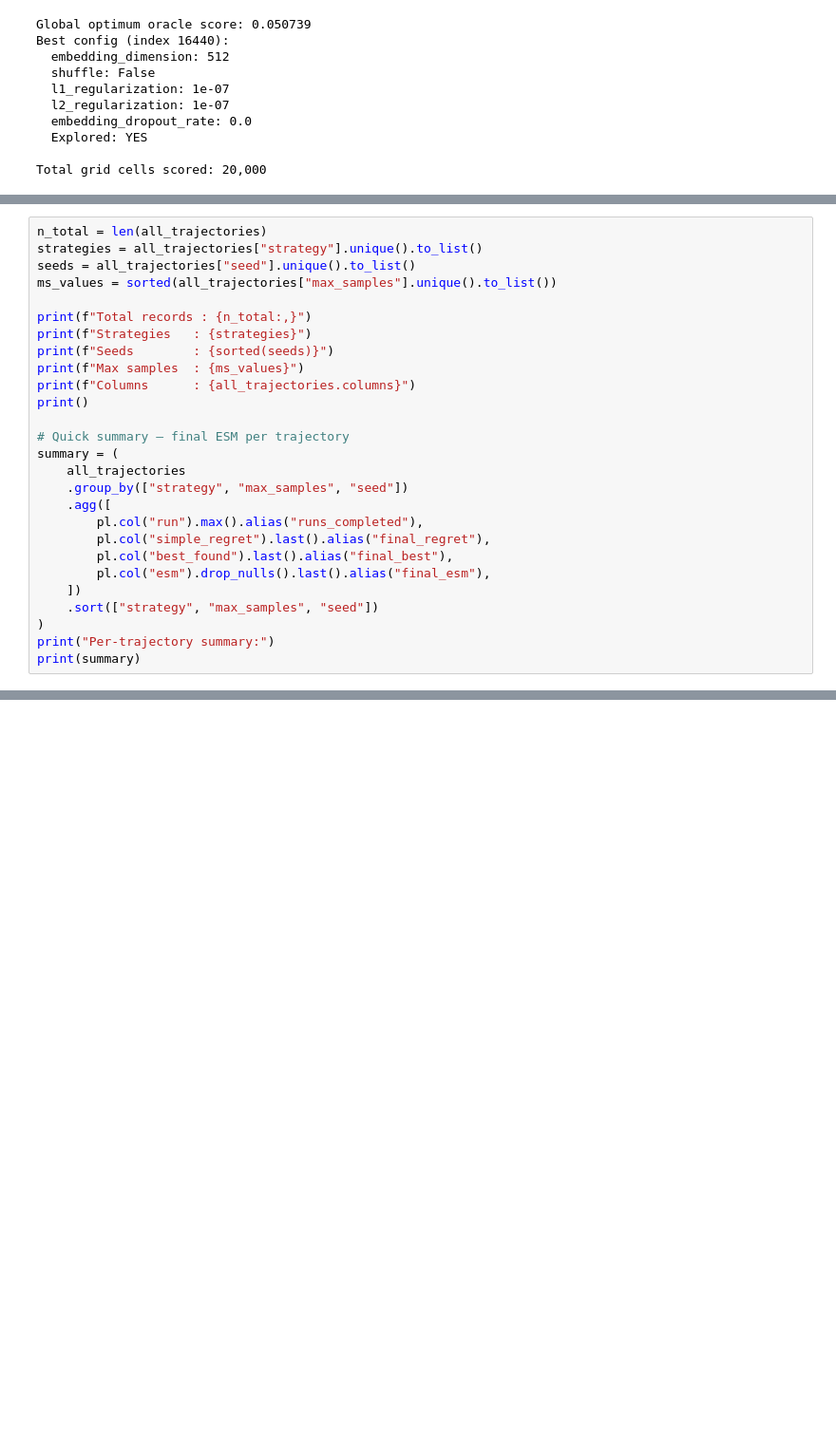
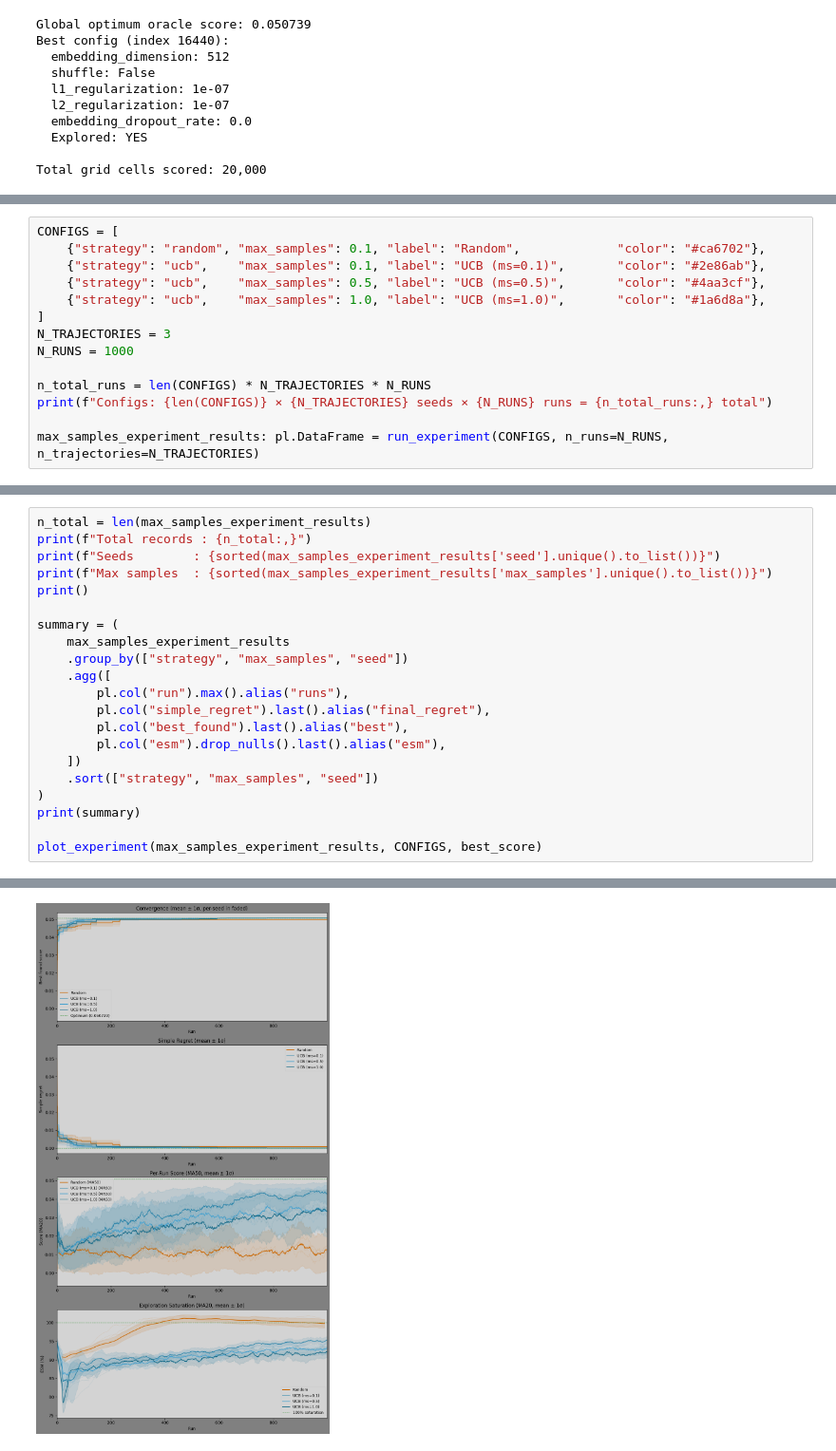
Before and after one commit to chaald/peppermint-matrix, a Jupyter notebook: notebooks/parameter_analysis/convergence_simulation.ipynb, the cells around one changed output, grey strips where cells are left out. Shown at 95% size. Drawn from its saved outputs; the diff is of its cells as text; blank space fills up the shorter version.

Commit message:
refactor(simulation): modular experiment functions, label param for prints/filenames, add virtual_lambda to history

```diff
--- a/notebooks/parameter_analysis/convergence_simulation.ipynb
+++ b/notebooks/parameter_analysis/convergence_simulation.ipynb
@@ -292,0 +397,14 @@ Load all trajectory histories from disk and aggregate into a single DataFrame fo
+# %%
+CONFIGS = [
+    {"strategy": "random", "max_samples": 0.1, "label": "Random",             "color": "#ca6702"},
+    {"strategy": "ucb",    "max_samples": 0.1, "label": "UCB (ms=0.1)",       "color": "#2e86ab"},
+    {"strategy": "ucb",    "max_samples": 0.5, "label": "UCB (ms=0.5)",       "color": "#4aa3cf"},
+    {"strategy": "ucb",    "max_samples": 1.0, "label": "UCB (ms=1.0)",       "color": "#1a6d8a"},
+]
+N_TRAJECTORIES = 3
+N_RUNS = 1000
+
+n_total_runs = len(CONFIGS) * N_TRAJECTORIES * N_RUNS
+print(f"Configs: {len(CONFIGS)} × {N_TRAJECTORIES} seeds × {N_RUNS} runs = {n_total_runs:,} total")
+
+max_samples_experiment_results: pl.DataFrame = run_experiment(CONFIGS, n_runs=N_RUNS, n_trajectories=N_TRAJECTORIES)
@@ -293,29 +429,23 @@ Load all trajectory histories from disk and aggregate into a single DataFrame fo
 # %%
-n_total = len(all_trajectories)
-strategies = all_trajectories["strategy"].unique().to_list()
-seeds = all_trajectories["seed"].unique().to_list()
-ms_values = sorted(all_trajectories["max_samples"].unique().to_list())
-
+n_total = len(max_samples_experiment_results)
 print(f"Total records : {n_total:,}")
-print(f"Strategies   : {strategies}")
-print(f"Seeds        : {sorted(seeds)}")
-print(f"Max samples  : {ms_values}")
-print(f"Columns      : {all_trajectories.columns}")
+print(f"Seeds        : {sorted(max_samples_experiment_results['seed'].unique().to_list())}")
+print(f"Max samples  : {sorted(max_samples_experiment_results['max_samples'].unique().to_list())}")
 print()
 
-# Quick summary — final ESM per trajectory
 summary = (
-    all_trajectories
+    max_samples_experiment_results
     .group_by(["strategy", "max_samples", "seed"])
     .agg([
-        pl.col("run").max().alias("runs_completed"),
+        pl.col("run").max().alias("runs"),
         pl.col("simple_regret").last().alias("final_regret"),
-        pl.col("best_found").last().alias("final_best"),
-        pl.col("esm").drop_nulls().last().alias("final_esm"),
+        pl.col("best_found").last().alias("best"),
+        pl.col("esm").drop_nulls().last().alias("esm"),
     ])
     .sort(["strategy", "max_samples", "seed"])
 )
-print("Per-trajectory summary:")
 print(summary)
+
+plot_experiment(max_samples_experiment_results, CONFIGS, best_score)
 # %% [output]
 Total records : 12,000
@@ -337,0 +468 @@ shape: (12, 7)
+[figure, added]
```
Also changed, not shown: parts of 14 cells of this notebook, 1 other file.
